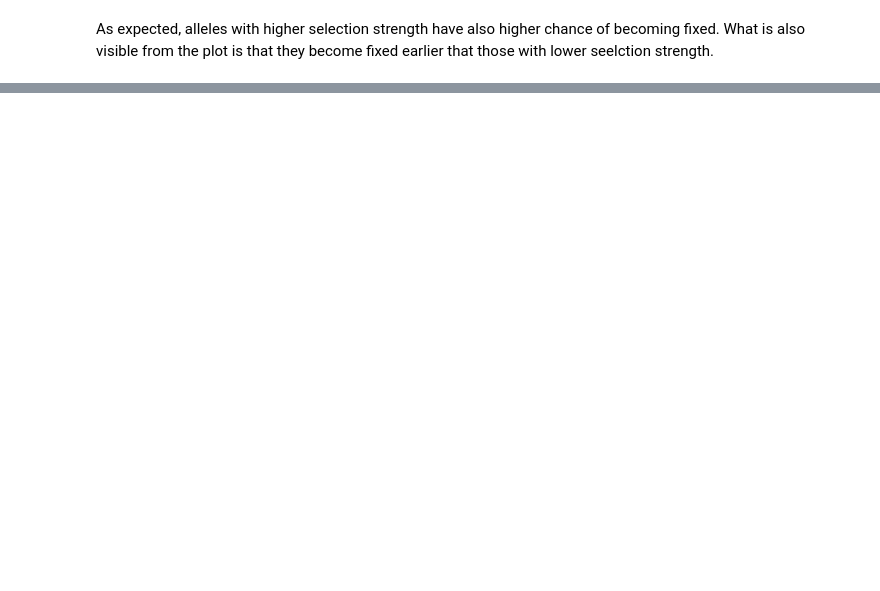
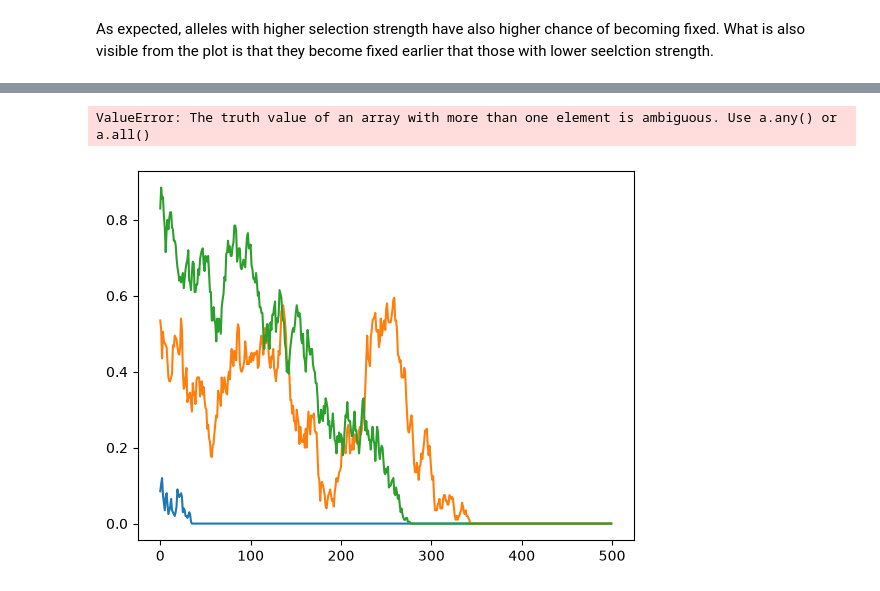
Before and after one commit to Tianna21/MathGene, a Jupyter notebook: MathGene.ipynb, the cells around one changed output, grey strips where cells are left out. Drawn from its saved outputs; the diff is of its cells as text; code cells hidden in the pictures; blank space fills up the shorter version.

```diff
--- a/MathGene.ipynb
+++ b/MathGene.ipynb
@@ -243,0 +247,21 @@ As expected, alleles with higher selection strength have also higher chance of b
+# %%
+simulations = 10
+fixations = 0
+extinctions = 0
+for simulation in range(simulations):
+    frequencies = simulate_population(population_size,initial_frequency,number_of_generations)
+    plt.plot(frequencies)
+    final_frequency = frequencies[-1]
+    if final_frequency == 1:
+        fixations+=1
+    elif final_frequency==0:
+        extinctions+=1
+plt.title("Fixation and extinction probability with fixed parameters")
+plt.xlabel = "Number of generation"
+plt.ylabel = "Allele frequency"
+plt.show()
+print(f"Fixation probability: {fixations/simulations}")
+print(f"Extinction probability: {extinctions/simulations}")
+# %% [output]
+ValueError: The truth value of an array with more than one element is ambiguous. Use a.any() or a.all()
+[figure, added]
```
Also changed, not shown: parts of 13 cells of this notebook.
